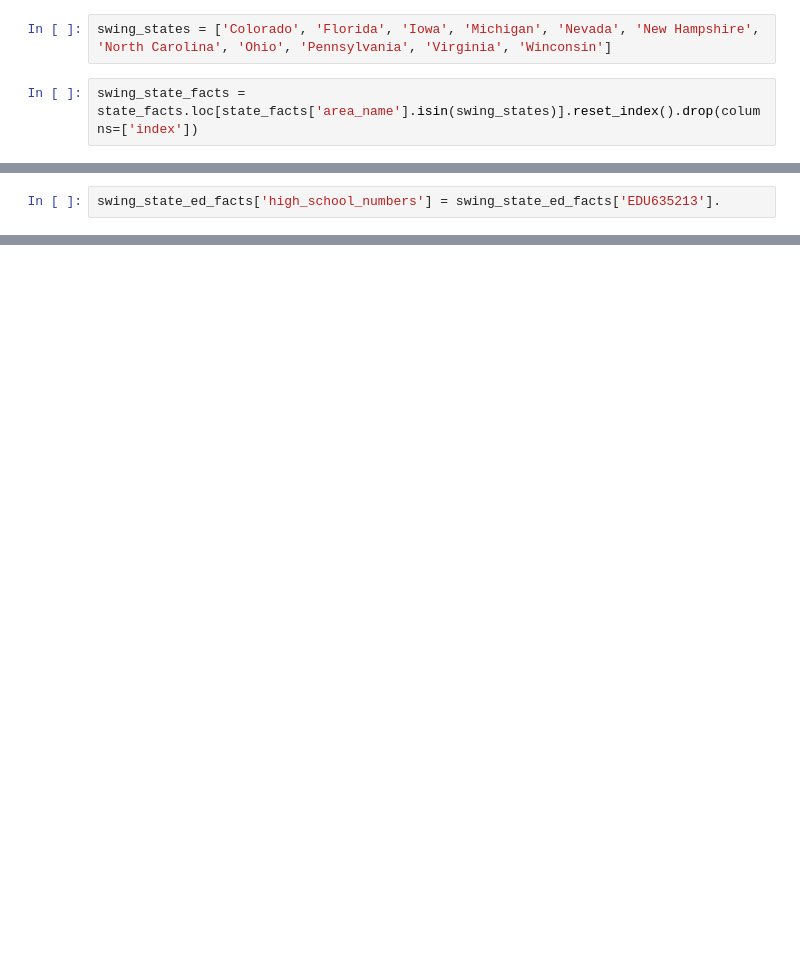
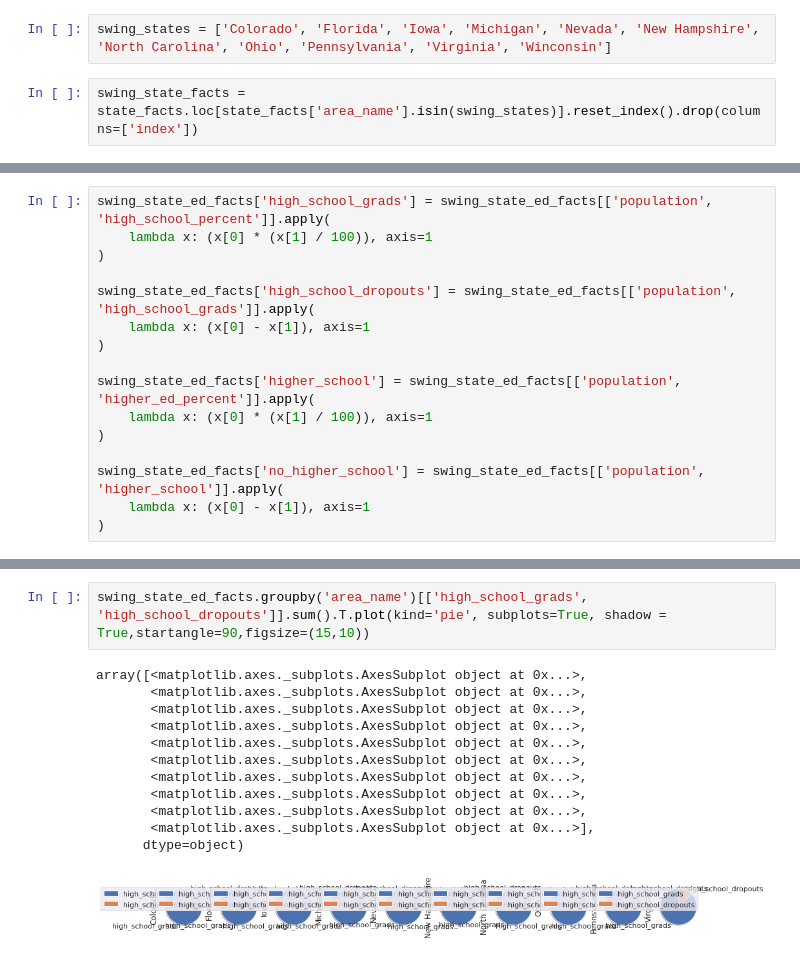
Before and after one commit to virbickt/aers, a Jupyter notebook: Untitled7.ipynb, the cells around one changed output, grey strips where cells are left out. Drawn from its saved outputs; the diff is of its cells as text; blank space fills up the shorter version.

```diff
--- a/Untitled7.ipynb
+++ b/Untitled7.ipynb
@@ -48,5 +48,19 @@ swing_state_ed_facts
 | 7 | Ohio | 11594163 | 88.5 | 25.2 |
 | 8 | Pennsylvania | 12787209 | 88.7 | 27.5 |
 | 9 | Virginia | 8326289 | 87.5 | 35.2 |
-# %%
-swing_state_ed_facts['high_school_numbers'] = swing_state_ed_facts['EDU635213'].
+# %%
+swing_state_ed_facts['high_school_grads'] = swing_state_ed_facts[['population', 'high_school_percent']].apply(
+    lambda x: (x[0] * (x[1] / 100)), axis=1
+)
+
+swing_state_ed_facts['high_school_dropouts'] = swing_state_ed_facts[['population', 'high_school_grads']].apply(
+    lambda x: (x[0] - x[1]), axis=1
+)
+
+swing_state_ed_facts['higher_school'] = swing_state_ed_facts[['population', 'higher_ed_percent']].apply(
+    lambda x: (x[0] * (x[1] / 100)), axis=1
+)
+
+swing_state_ed_facts['no_higher_school'] = swing_state_ed_facts[['population', 'higher_school']].apply(
+    lambda x: (x[0] - x[1]), axis=1
+)
@@ -52,0 +81,15 @@ swing_state_ed_facts['high_school_numbers'] = swing_state_ed_facts['EDU635213'].
+# %%
+swing_state_ed_facts.groupby('area_name')[['high_school_grads', 'high_school_dropouts']].sum().T.plot(kind='pie', subplots=True, shadow = True,startangle=90,figsize=(15,10))
+# %% [output]
+array([<matplotlib.axes._subplots.AxesSubplot object at 0x...>,
+       <matplotlib.axes._subplots.AxesSubplot object at 0x...>,
+       <matplotlib.axes._subplots.AxesSubplot object at 0x...>,
+       <matplotlib.axes._subplots.AxesSubplot object at 0x...>,
+       <matplotlib.axes._subplots.AxesSubplot object at 0x...>,
+       <matplotlib.axes._subplots.AxesSubplot object at 0x...>,
+       <matplotlib.axes._subplots.AxesSubplot object at 0x...>,
+       <matplotlib.axes._subplots.AxesSubplot object at 0x...>,
+       <matplotlib.axes._subplots.AxesSubplot object at 0x...>,
+       <matplotlib.axes._subplots.AxesSubplot object at 0x...>],
+      dtype=object)
+[figure, added]
```
Also changed, not shown: parts of 23 cells of this notebook.
